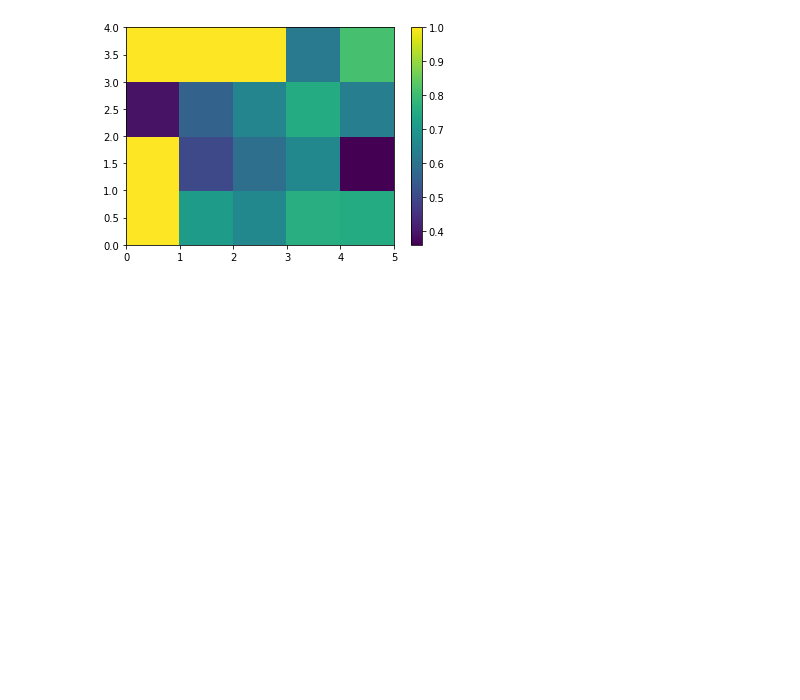
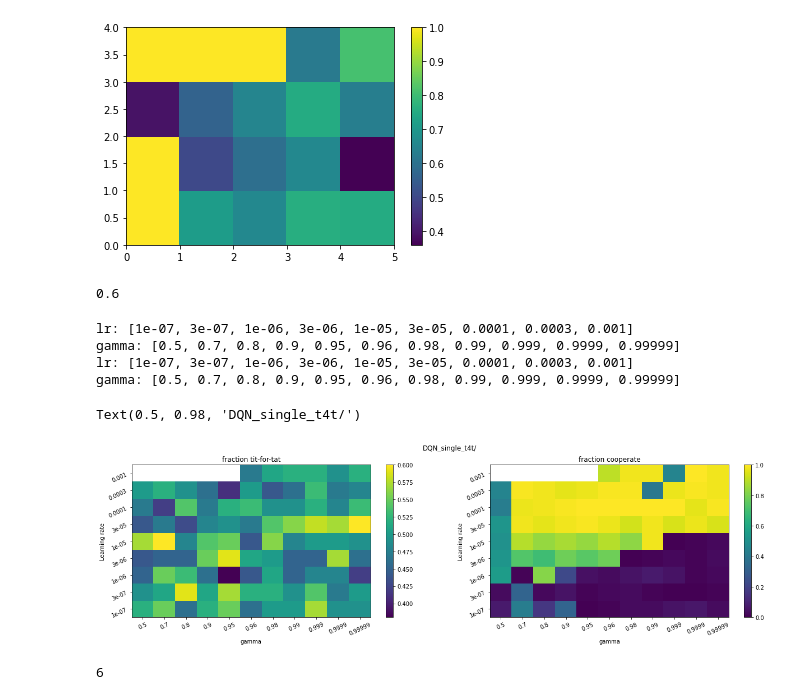
Before and after one commit to peterbarnettnz/rl-ipd, a Jupyter notebook: plot_data.ipynb, the cells around one changed output. Cells and saved outputs as stored; diff of their text form; code cells hidden in the pictures; blank space fills up the shorter version.

Commit message:
adding a lot of stuff, evaluation, plots etc

```diff
--- a/plot_data.ipynb
+++ b/plot_data.ipynb
@@ -225,0 +254,43 @@ gamma: [0.8, 0.9, 0.95, 0.99, 0.999]
+# %%
+print(np.max(np.nan_to_num(t4t_frac_arr)))
+# %% [output]
+0.6
+# %%
+fig = plt.figure(figsize=(21,5))
+fig.add_subplot(1,2,1)
+print(f'lr: {lr_options}')
+print(f'gamma: {gamma_options}')
+x1 = np.arange(len(gamma_options)+1)
+y1 = np.arange(len(lr_options)+1)
+plt.pcolor(x1, y1, t4t_frac_arr);
+plt.xticks(x1[:-1]+0.5, labels=gamma_options, rotation=25);
+plt.yticks(y1[:-1]+0.5, labels=lr_options, rotation=25);
+plt.ylabel('Learning rate')
+plt.xlabel('gamma')
+plt.title('fraction tit-for-tat')
+plt.colorbar()
+
+fig.add_subplot(1,2,2)
+print(f'lr: {lr_options}')
+print(f'gamma: {gamma_options}')
+x1 = np.arange(len(gamma_options)+1)
+y1 = np.arange(len(lr_options)+1)
+plt.pcolor(x1, y1, coop_frac_arr);
+plt.xticks(x1[:-1]+0.5, labels=gamma_options, rotation=25);
+plt.yticks(y1[:-1]+0.5, labels=lr_options, rotation=25);
+plt.colorbar()
+plt.ylabel('Learning rate')
+plt.xlabel('gamma')
+plt.title('fraction cooperate')
+plt.suptitle(exp_dir)
+# %% [output]
+lr: [1e-07, 3e-07, 1e-06, 3e-06, 1e-05, 3e-05, 0.0001, 0.0003, 0.001]
+gamma: [0.5, 0.7, 0.8, 0.9, 0.95, 0.96, 0.98, 0.99, 0.999, 0.9999, 0.99999]
+lr: [1e-07, 3e-07, 1e-06, 3e-06, 1e-05, 3e-05, 0.0001, 0.0003, 0.001]
+gamma: [0.5, 0.7, 0.8, 0.9, 0.95, 0.96, 0.98, 0.99, 0.999, 0.9999, 0.99999]
+Text(0.5, 0.98, 'DQN_single_t4t/')
+[figure, added]
+# %%
+len(lr_options)
+# %% [output]
+6
```
Also changed, not shown: parts of 4 cells of this notebook, 9 other files.
